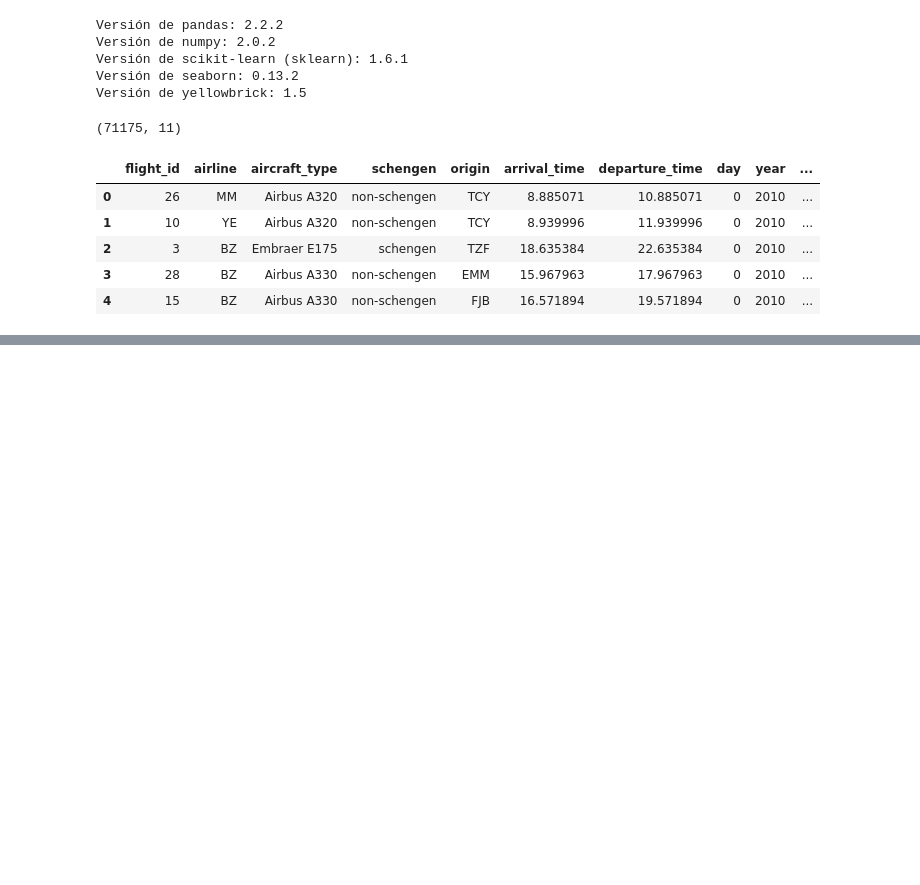
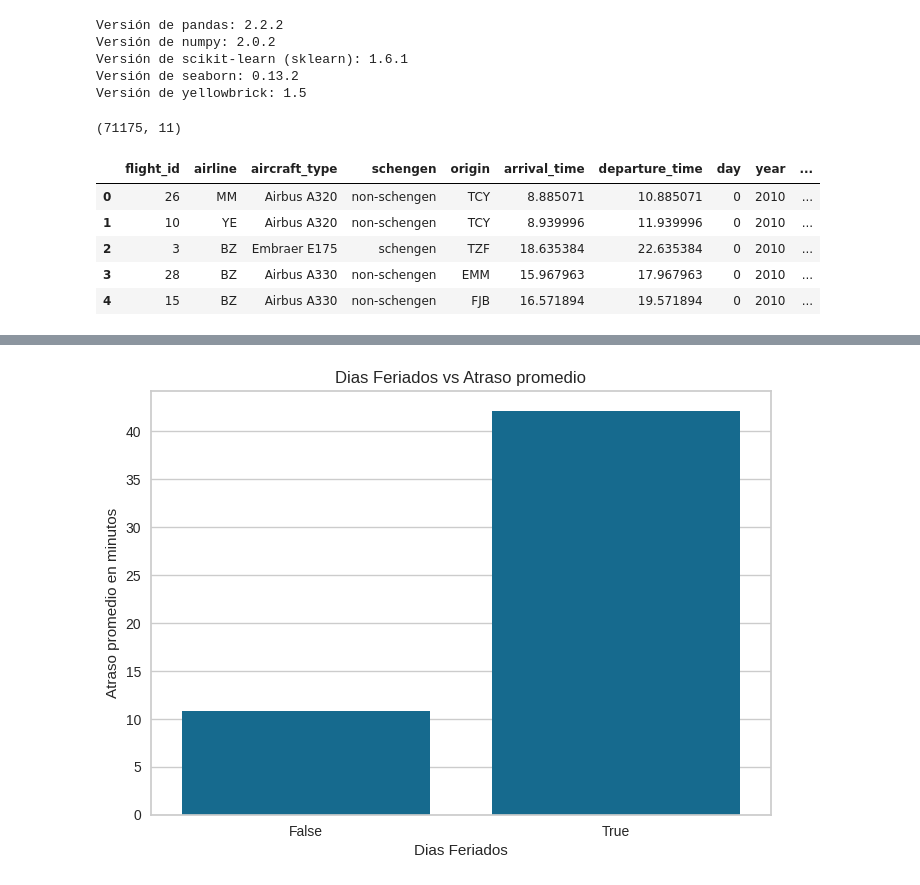
Before and after one commit to LejImkoaj/IA-aumentada, a Jupyter notebook: optimizacion_aeroportuaria.ipynb, the cells around one changed output, grey strips where cells are left out. Drawn from its saved outputs; the diff is of its cells as text; code cells hidden in the pictures; blank space fills up the shorter version.

```diff
--- a/optimizacion_aeroportuaria.ipynb
+++ b/optimizacion_aeroportuaria.ipynb
@@ -33,0 +124,11 @@ datos.head()
+# %%
+avg_delay = datos.groupby('is_holiday')['delay'].mean().reset_index()
+
+sns.barplot(x='is_holiday', y='delay', data=avg_delay)
+plt.title('Dias Feriados vs Atraso promedio')
+plt.xlabel('Dias Feriados')
+plt.ylabel('Atraso promedio en minutos')
+
+plt.show();
+# %% [output]
+[figure, added]
```
Also changed, not shown: parts of 14 cells of this notebook.
